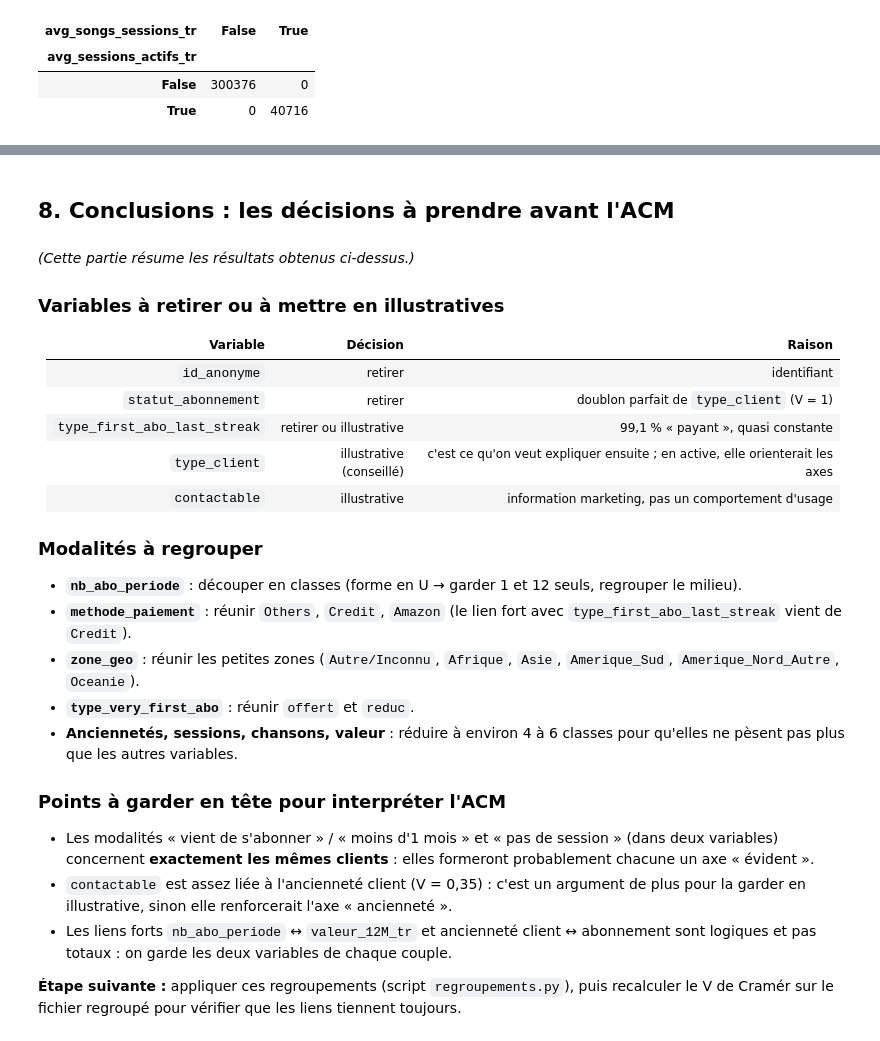
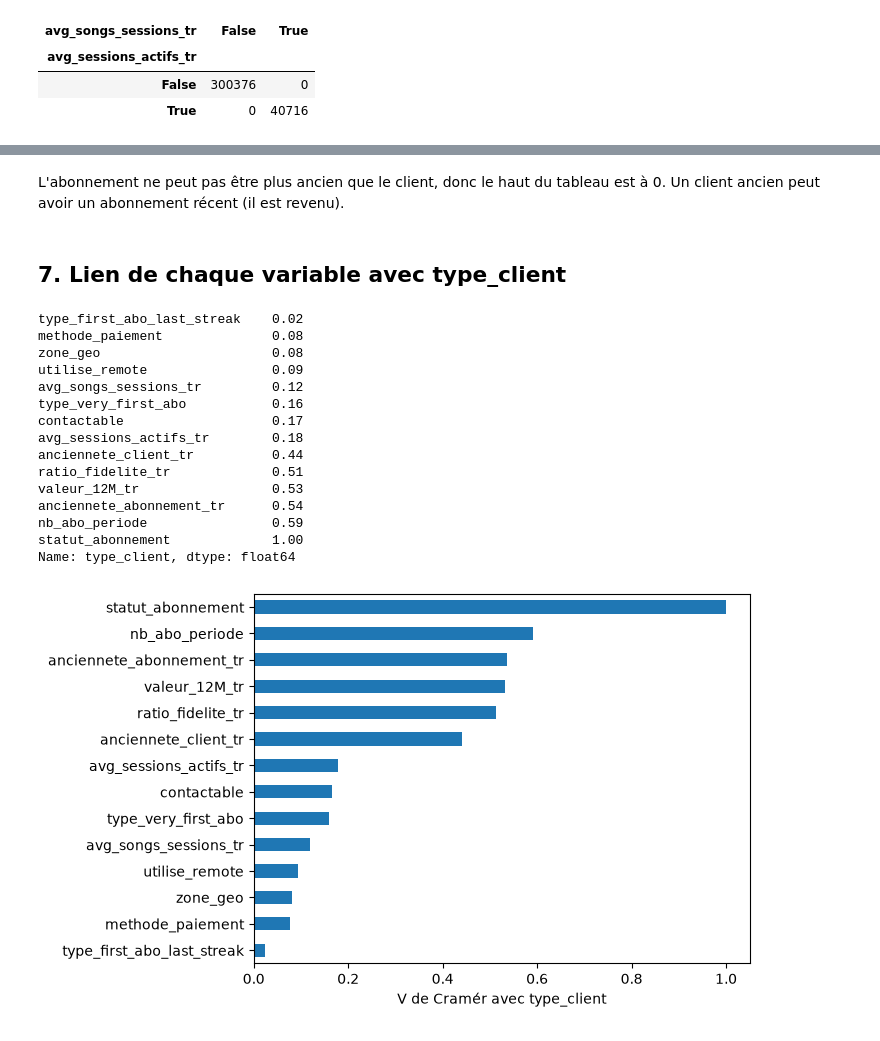
Before and after one commit to MoussaLabs/Clustering, a Jupyter notebook: analyse_avant_acm.ipynb, the cells around one changed output, grey strips where cells are left out. Drawn from its saved outputs; the diff is of its cells as text; code cells hidden in the pictures.

```diff
--- a/analyse_avant_acm.ipynb
+++ b/analyse_avant_acm.ipynb
@@ -585,31 +450,28 @@ plt.show()
-# %% [markdown]
-## 8. Conclusions : les décisions à prendre avant l'ACM
-# %% [markdown]
-*(Cette partie résume les résultats obtenus ci-dessus.)*
-
-### Variables à retirer ou à mettre en illustratives
-| Variable | Décision | Raison |
-|---|---|---|
-| `id_anonyme` | retirer | identifiant |
-| `statut_abonnement` | retirer | doublon parfait de `type_client` (V = 1) |
-| `type_first_abo_last_streak` | retirer ou illustrative | 99,1 % « payant », quasi constante |
-| `type_client` | illustrative (conseillé) | c'est ce qu'on veut expliquer ensuite ; en active, elle orienterait les axes |
-| `contactable` | illustrative | information marketing, pas un comportement d'usage |
-
-### Modalités à regrouper
-- **`nb_abo_periode`** : découper en classes (forme en U → garder 1 et 12 seuls, regrouper le milieu).
-- **`methode_paiement`** : réunir `Others`, `Credit`, `Amazon` (le lien fort avec `type_first_abo_last_streak` vient de `Credit`).
-- **`zone_geo`** : réunir les petites zones (`Autre/Inconnu`, `Afrique`, `Asie`, `Amerique_Sud`, `Amerique_Nord_Autre`, `Oceanie`).
-- **`type_very_first_abo`** : réunir `offert` et `reduc`.
-- **Anciennetés, sessions, chansons, valeur** : réduire à environ 4 à 6 classes pour qu'elles ne pèsent pas plus que les autres variables.
-
-### Points à garder en tête pour interpréter l'ACM
-- Les modalités « vient de s'abonner » / « moins d'1 mois » et « pas de session » (dans deux variables)
-  concernent **exactement les mêmes clients** : elles formeront probablement chacune un axe « évident ».
-- `contactable` est assez liée à l'ancienneté client (V = 0,35) : c'est un argument de plus pour la
-  garder en illustrative, sinon elle renforcerait l'axe « ancienneté ».
-- Les liens forts `nb_abo_periode` ↔ `valeur_12M_tr` et ancienneté client ↔ abonnement sont
-  logiques et pas totaux : on garde les deux variables de chaque couple.
-
-**Étape suivante :** appliquer ces regroupements (script `regroupements.py`), puis recalculer
-le V de Cramér sur le fichier regroupé pour vérifier que les liens tiennent toujours.
+# %% [markdown]
+L'abonnement ne peut pas être plus ancien que le client, donc le haut du tableau est à 0. Un client ancien peut avoir un abonnement récent (il est revenu).
+# %% [markdown]
+## 7. Lien de chaque variable avec type_client
+# %%
+lien = matrice["type_client"].drop("type_client").sort_values()
+print(lien.round(2))
+
+lien.plot(kind="barh")
+plt.xlabel("V de Cramér avec type_client")
+plt.show()
+# %% [output]
+type_first_abo_last_streak    0.02
+methode_paiement              0.08
+zone_geo                      0.08
+utilise_remote                0.09
+avg_songs_sessions_tr         0.12
+type_very_first_abo           0.16
+contactable                   0.17
+avg_sessions_actifs_tr        0.18
+anciennete_client_tr          0.44
+ratio_fidelite_tr             0.51
+valeur_12M_tr                 0.53
+anciennete_abonnement_tr      0.54
+nb_abo_periode                0.59
+statut_abonnement             1.00
+Name: type_client, dtype: float64
+[figure, added]
```
Also changed, not shown: parts of 90 cells of this notebook.
